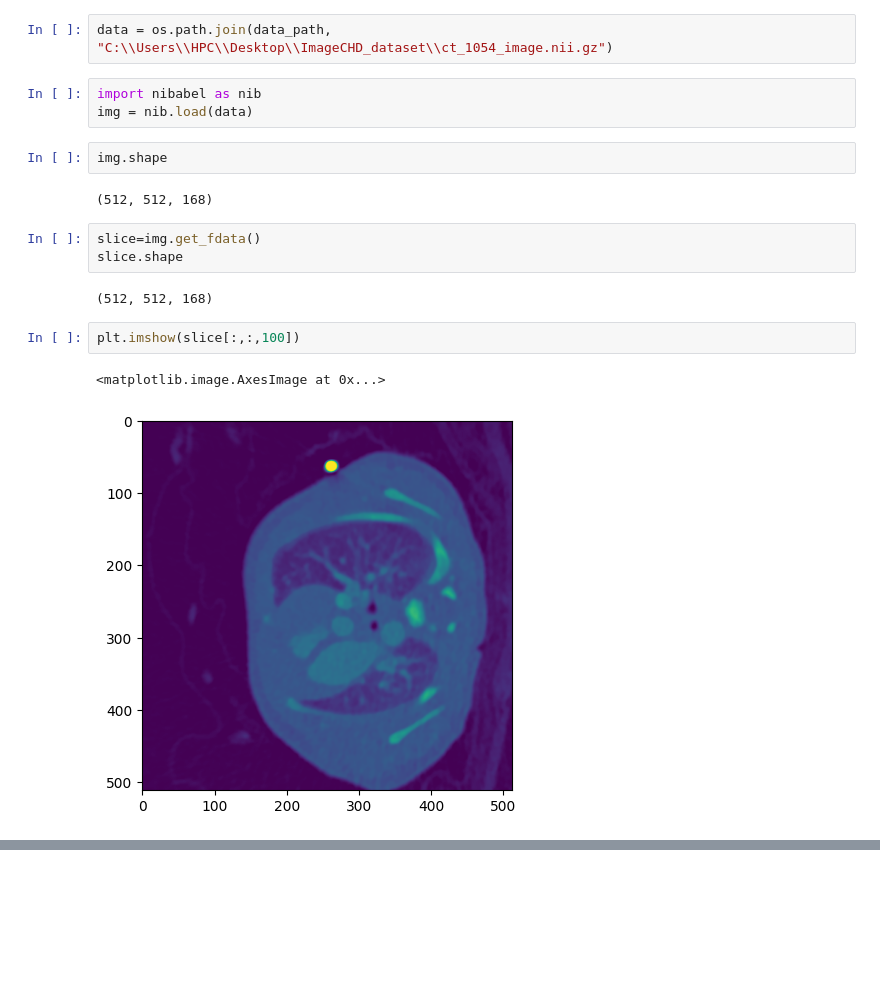
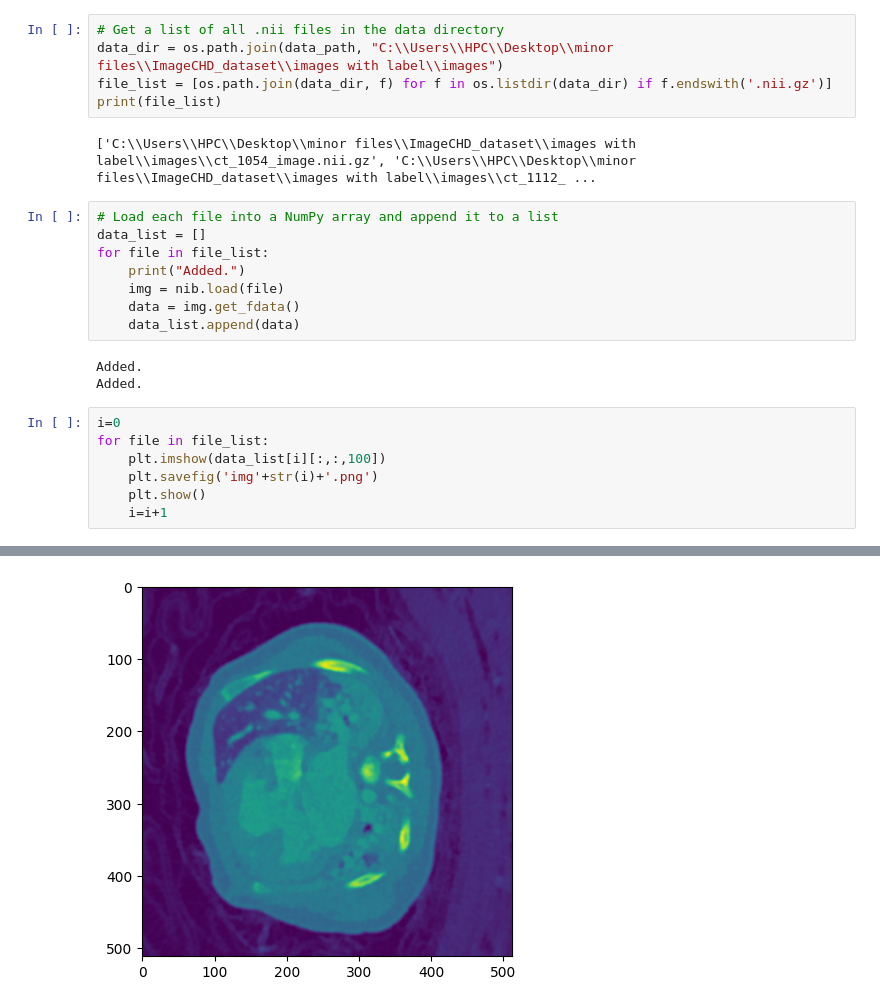
Before and after one commit to sankalpbalannavar/minor, a Jupyter notebook: minor.ipynb, the cells around one changed output, grey strips where cells are left out. Drawn from its saved outputs; the diff is of its cells as text; blank space fills up the shorter version.

Commit message:
loading dataset

```diff
--- a/minor.ipynb
+++ b/minor.ipynb
@@ -6,19 +7,26 @@ import matplotlib.pyplot as plt
-# %%
-data = os.path.join(data_path, "C:\\Users\\HPC\\Desktop\\ImageCHD_dataset\\ct_1054_image.nii.gz")
-# %%
-import nibabel as nib
-img = nib.load(data)
-# %%
-img.shape
-# %% [output]
-(512, 512, 168)
-# %%
-slice=img.get_fdata()
-slice.shape
-# %% [output]
-(512, 512, 168)
-# %%
-plt.imshow(slice[:,:,100])
-# %% [output]
-<matplotlib.image.AxesImage at 0x...>
-[figure, removed]
+# %%
+# Get a list of all .nii files in the data directory
+data_dir = os.path.join(data_path, "C:\\Users\\HPC\\Desktop\\minor files\\ImageCHD_dataset\\images with label\\images")
+file_list = [os.path.join(data_dir, f) for f in os.listdir(data_dir) if f.endswith('.nii.gz')]
+print(file_list)
+# %% [output]
+['C:\\Users\\HPC\\Desktop\\minor files\\ImageCHD_dataset\\images with label\\images\\ct_1054_image.nii.gz', 'C:\\Users\\HPC\\Desktop\\minor files\\ImageCHD_dataset\\images with label\\images\\ct_1112_ ...
+# %%
+# Load each file into a NumPy array and append it to a list
+data_list = []
+for file in file_list:
+    print("Added.")
+    img = nib.load(file)
+    data = img.get_fdata()
+    data_list.append(data)
+# %% [output]
+Added.
+Added.
+# %%
+i=0
+for file in file_list:
+    plt.imshow(data_list[i][:,:,100])
+    plt.savefig('img'+str(i)+'.png')
+    plt.show()
+    i=i+1
+# %% [output]
@@ -24,0 +34 @@ plt.imshow(slice[:,:,100])
+[figure, added]
```
Also changed, not shown: parts of 2 cells of this notebook, 2 other files.
